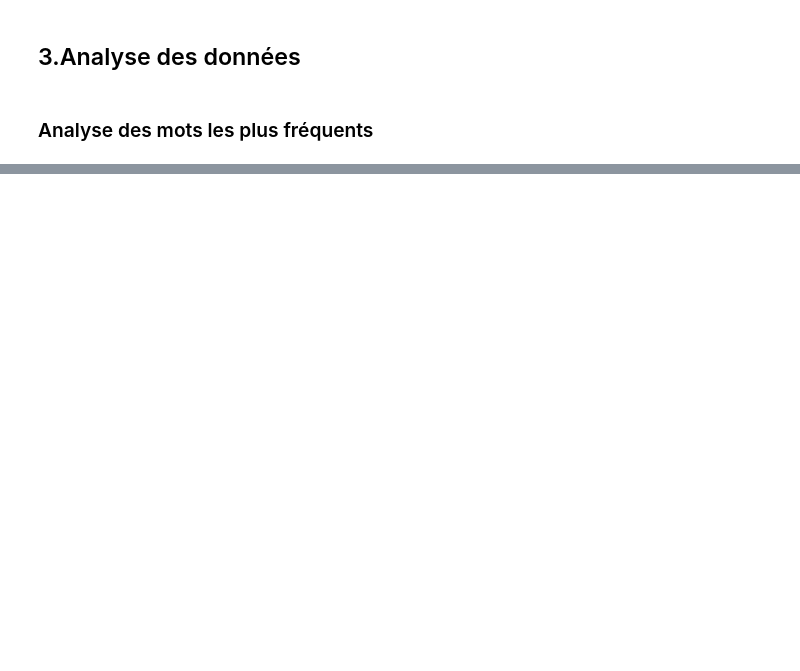
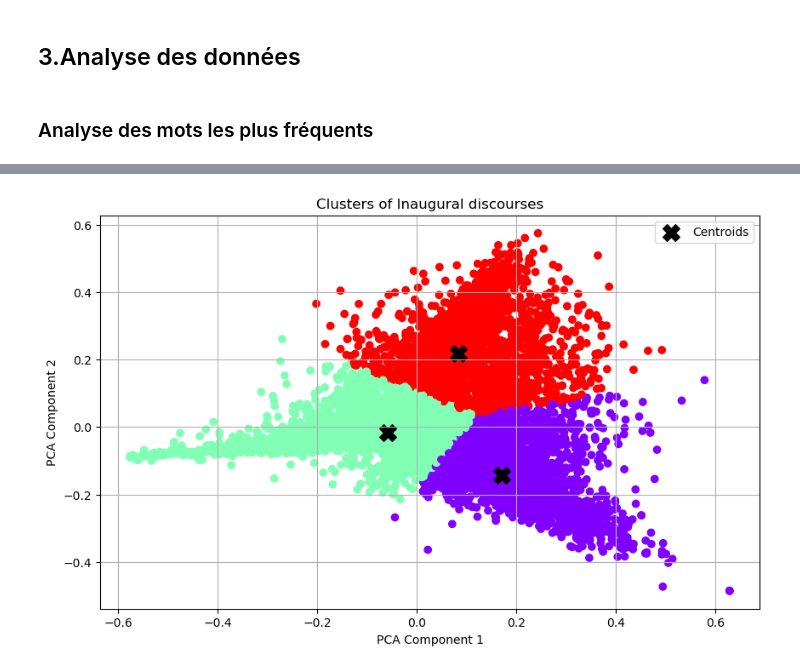
Before and after one commit to nastoo/datascience, a Jupyter notebook: TP3_V1.ipynb, the cells around one changed output, grey strips where cells are left out. Drawn from its saved outputs; the diff is of its cells as text; code cells hidden in the pictures; blank space fills up the shorter version.

```diff
--- a/TP3_V1.ipynb
+++ b/TP3_V1.ipynb
@@ -268,0 +607,17 @@ word_df
+# %%
+# Perform KMeans clustering with 3 clusters
+kmeans = KMeans(n_clusters=3, random_state=100)
+clusters = kmeans.fit_predict(reduced_tfidf)
+
+# Plot the clusters
+plt.figure(figsize=(10, 6))
+plt.scatter(reduced_tfidf[:, 0], reduced_tfidf[:, 1], c=clusters, cmap='rainbow')
+plt.scatter(kmeans.cluster_centers_[:, 0], kmeans.cluster_centers_[:, 1], s=200, c='black', marker='X', label='Centroids')
+plt.xlabel('PCA Component 1')
+plt.ylabel('PCA Component 2')
+plt.title('Clusters of Inaugural discourses')
+plt.legend()
+plt.grid(True)
+plt.show()
+# %% [output]
+[figure, added]
```
Also changed, not shown: parts of 46 cells of this notebook, 1 other file.
